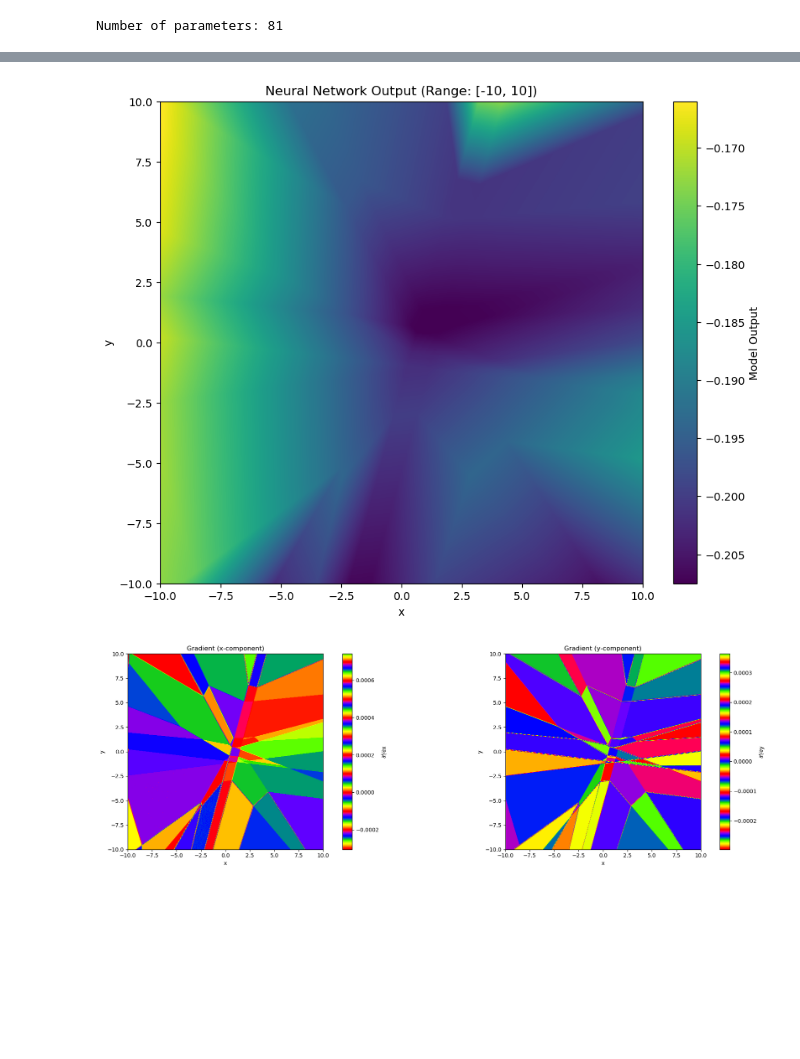
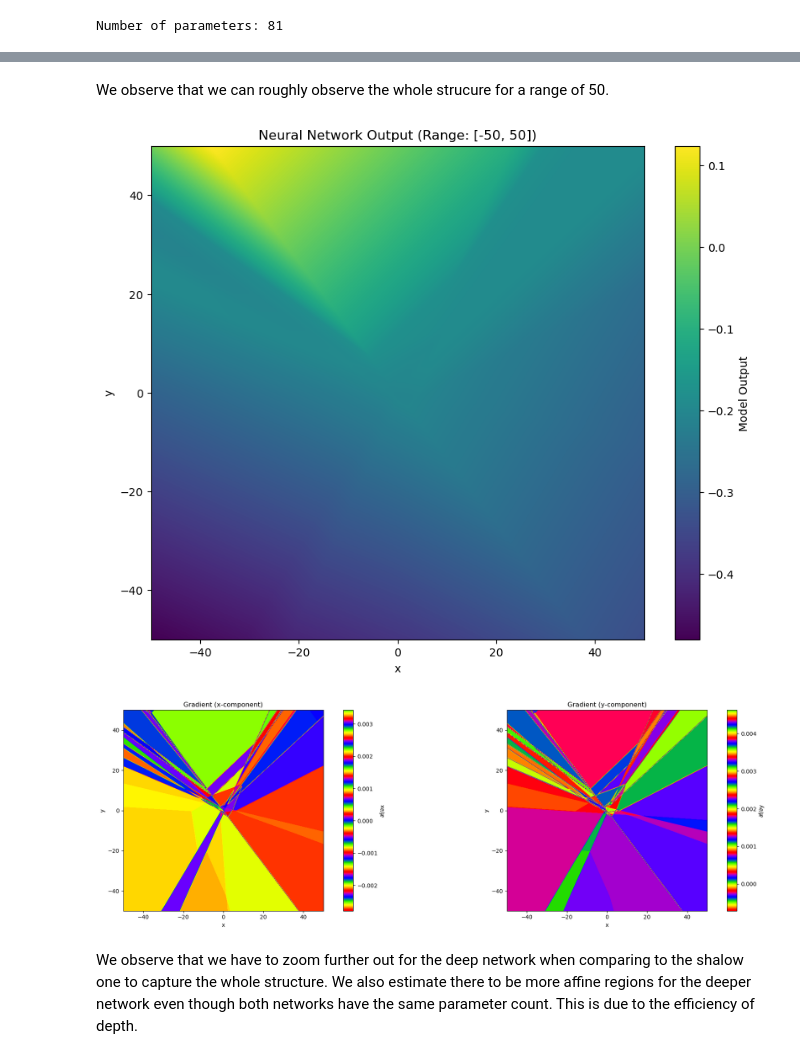
Before and after one commit to Sam-RvandV/mlph_w24, a Jupyter notebook: sheet05/sheet05_Elias.ipynb, the cells around one changed output, grey strips where cells are left out. Drawn from its saved outputs; the diff is of its cells as text; code cells hidden in the pictures; blank space fills up the shorter version.

```diff
--- a/sheet05/sheet05_Elias.ipynb
+++ b/sheet05/sheet05_Elias.ipynb
@@ -187,14 +189,14 @@ fig, axes = plt.subplots(2, len(lambdas), figsize=(15, 10), constrained_layout=T
 
 # Plot LSE contours
 for i, l in enumerate(lambdas):
-    cs = axes[0, i].contourf(sigma1_grid, sigma2_grid, lse_values[l], levels=50, cmap='viridis')
+    cs = axes[0, i].contour(sigma1_grid, sigma2_grid, lse_values[l], levels=50, cmap='plasma')
     axes[0, i].set_title(f"LSE Contour (λ={l})")
     axes[0, i].set_xlabel("σ1")
     axes[0, i].set_ylabel("σ2")
     fig.colorbar(cs, ax=axes[0, i])
 
 # Plot max function contours
-cs = axes[1, 1].contourf(sigma1_grid, sigma2_grid, max_values, levels=50, cmap='plasma')
+cs = axes[1, 1].contour(sigma1_grid, sigma2_grid, max_values, levels=50, cmap='plasma')
 axes[1, 1].set_title("Max Function Contour")
 axes[1, 1].set_xlabel("σ1")
 axes[1, 1].set_ylabel("σ2")
@@ -397,3 +409,36 @@ params = sum(p.numel() for p in mlp.parameters())
 print(f"Number of parameters: {params}")
 # %% [output]
 Number of parameters: 81
+# %%
+class MLP2(nn.Module):
+  '''
+    Multilayer Perceptron.
+  '''
+  def __init__(self):
+    super().__init__()
+    self.layers = nn.Sequential(
+      nn.Linear(2,5),
+      nn.ReLU(),
+      nn.Linear(5,5),
+      nn.ReLU(),
+      nn.Linear(5,5),
+      nn.ReLU(),
+      nn.Linear(5,5),
+      nn.ReLU(),
+      nn.Linear(5,1)
+    )
+
+
+  def forward(self, x):
+    '''Forward pass'''
+    return self.layers(x)
+
+mlp2 = MLP2()
+params = sum(p.numel() for p in mlp.parameters())
+print(f"Number of parameters: {params}")
+
+
+
+analyze = nn_output_analyzer(mlp2,n_points=500,xrange = 10)
+analyze.grid()
+analyze.grad()
@@ -400,7 +449,11 @@ Number of parameters: 81
+# %% [markdown]
+We observe that we can roughly observe the whole strucure for a range of 50.
 # %%
-analyze = nn_output_analyzer(mlp2,n_points=500)
+analyze = nn_output_analyzer(mlp2,n_points=500,xrange = 50)
 analyze.grid()
 analyze.grad()
 # %% [output]
-[figure, old version]
+[figure, new version]
-[figure, old version]
+[figure, new version]
+# %% [markdown]
+We observe that we have to zoom further out for the deep network when comparing to the shalow one to capture the whole structure. We also estimate there to be more affine regions for the deeper network even though both networks have the same parameter count. This is due to the efficiency of depth.
```
Also changed, not shown: parts of 11 cells of this notebook.
